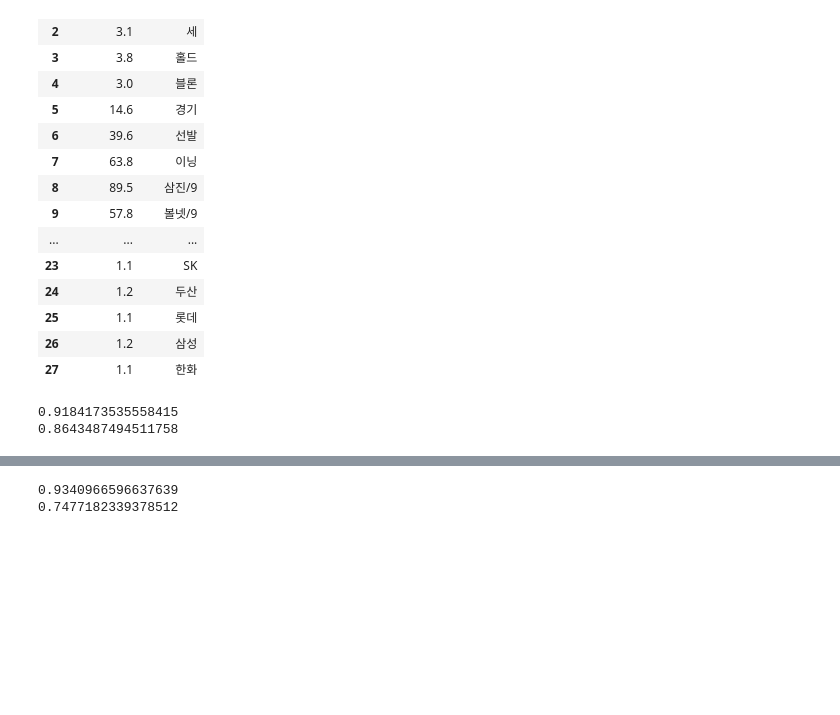
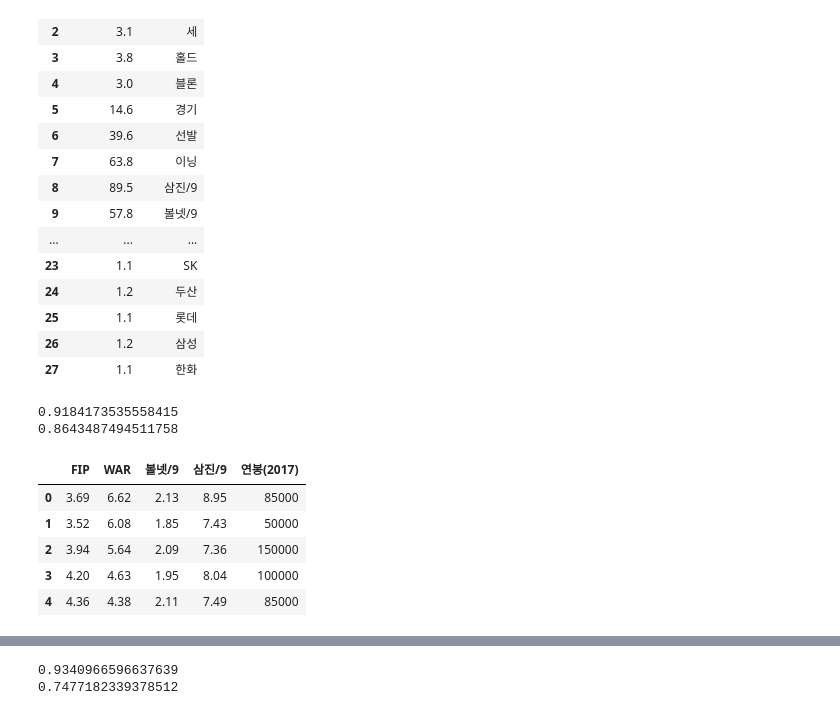
Before and after one commit to Hujin0322/medical1, a Jupyter notebook: m0523/m0523_04(야구연봉).ipynb, the cells around one changed output, grey strips where cells are left out. Cells and saved outputs as stored; diff of their text form; code cells hidden in the pictures; blank space fills up the shorter version.

```diff
--- a/m0523/m0523_04(야구연봉).ipynb
+++ b/m0523/m0523_04(야구연봉).ipynb
@@ -394,3 +394,13 @@ print(lr.score(test_input,test_target))
 # %% [output]
 0.9184173535558415
 0.8643487494511758
+# %%
+pre_df = picher[['FIP','WAR','볼넷/9','삼진/9','연봉(2017)']]
+pre_df.head()
+# %% [output]
+|  | FIP | WAR | 볼넷/9 | 삼진/9 | 연봉(2017) |
+| 0 | 3.69 | 6.62 | 2.13 | 8.95 | 85000 |
+| 1 | 3.52 | 6.08 | 1.85 | 7.43 | 50000 |
+| 2 | 3.94 | 5.64 | 2.09 | 7.36 | 150000 |
+| 3 | 4.20 | 4.63 | 1.95 | 8.04 | 100000 |
+| 4 | 4.36 | 4.38 | 2.11 | 7.49 | 85000 |
```
Also changed, not shown: parts of 5 cells of this notebook.
